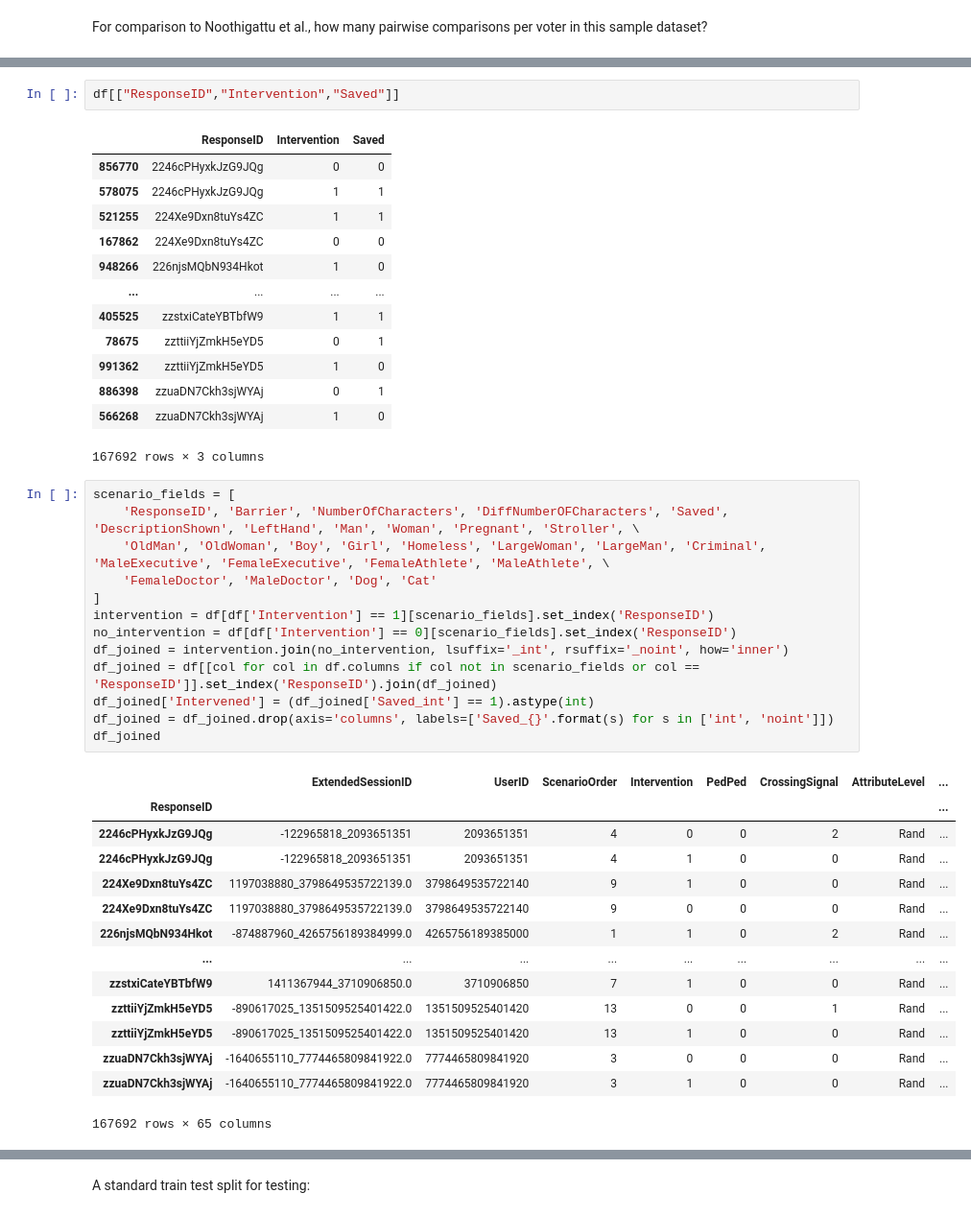
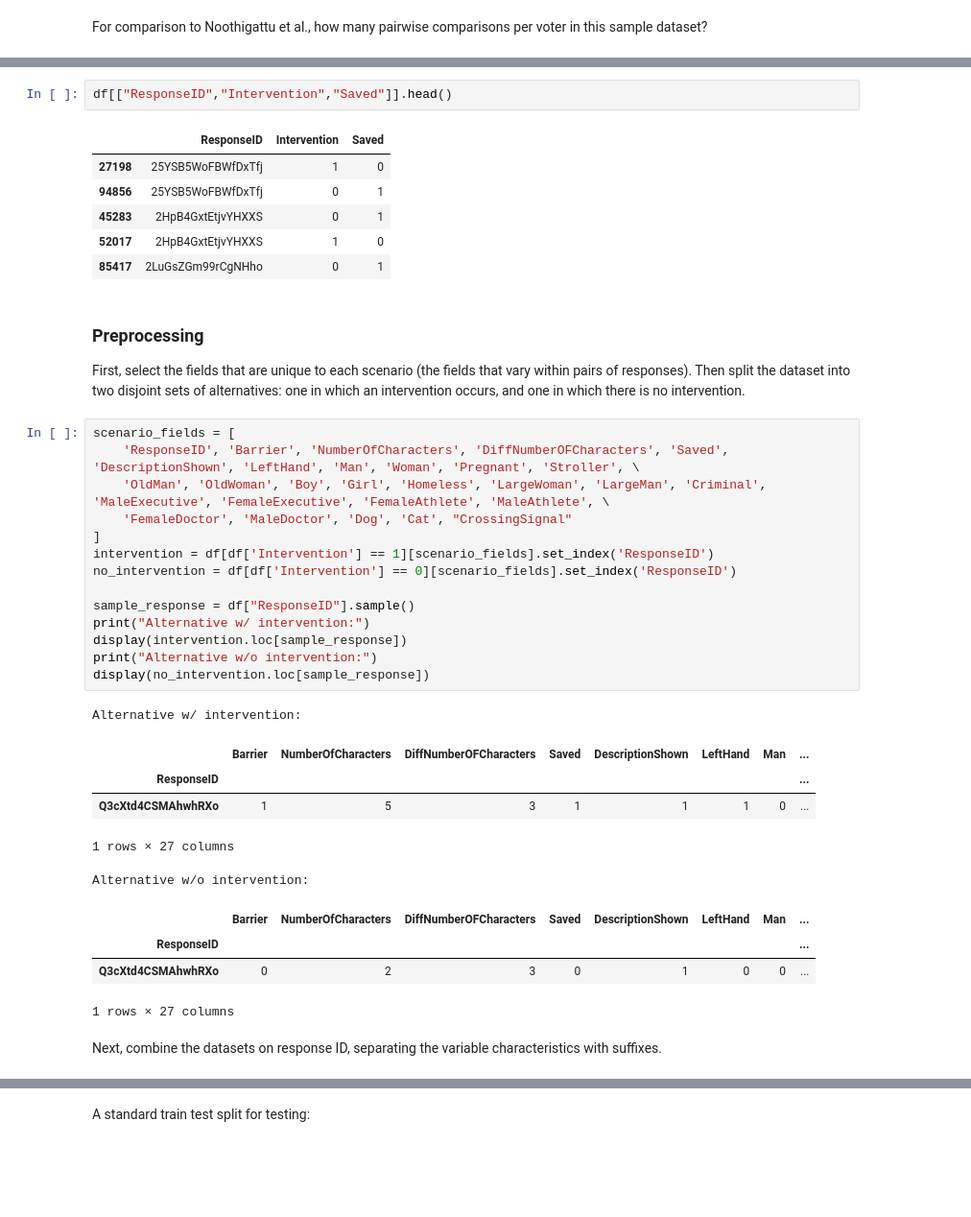
Before and after one commit to ryansteed/heuristic-moral-machine, a Jupyter notebook: jupyter/exploration.ipynb, the cells around one changed output, grey strips where cells are left out. Shown at 96% size. Cells and saved outputs as stored; diff of their text form; blank space fills up the shorter version.

```diff
--- a/jupyter/exploration.ipynb
+++ b/jupyter/exploration.ipynb
@@ -99,44 +111,40 @@ Need to have both alternatives in the same tuple, marking them by whether or not
 # %%
-df[["ResponseID","Intervention","Saved"]]
+df[["ResponseID","Intervention","Saved"]].head()
 # %% [output]
 |  | ResponseID | Intervention | Saved |
-| 856770 | 2246cPHyxkJzG9JQg | 0 | 0 |
-| 578075 | 2246cPHyxkJzG9JQg | 1 | 1 |
-| 521255 | 224Xe9Dxn8tuYs4ZC | 1 | 1 |
-| 167862 | 224Xe9Dxn8tuYs4ZC | 0 | 0 |
-| 948266 | 226njsMQbN934Hkot | 1 | 0 |
-| ... | ... | ... | ... |
-| 405525 | zzstxiCateYBTbfW9 | 1 | 1 |
-| 78675 | zzttiiYjZmkH5eYD5 | 0 | 1 |
-| 991362 | zzttiiYjZmkH5eYD5 | 1 | 0 |
-| 886398 | zzuaDN7Ckh3sjWYAj | 0 | 1 |
-| 566268 | zzuaDN7Ckh3sjWYAj | 1 | 0 |
+| 27198 | 25YSB5WoFBWfDxTfj | 1 | 0 |
+| 94856 | 25YSB5WoFBWfDxTfj | 0 | 1 |
+| 45283 | 2HpB4GxtEtjvYHXXS | 0 | 1 |
+| 52017 | 2HpB4GxtEtjvYHXXS | 1 | 0 |
+| 85417 | 2LuGsZGm99rCgNHho | 0 | 1 |
-167692 rows × 3 columns
+# %% [markdown]
+### Preprocessing
+
+First, select the fields that are unique to each scenario (the fields that vary within pairs of responses). Then split the dataset into two disjoint sets of alternatives: one in which an intervention occurs, and one in which there is no intervention.
 # %%
 scenario_fields = [
     'ResponseID', 'Barrier', 'NumberOfCharacters', 'DiffNumberOFCharacters', 'Saved', 'DescriptionShown', 'LeftHand', 'Man', 'Woman', 'Pregnant', 'Stroller', \
     'OldMan', 'OldWoman', 'Boy', 'Girl', 'Homeless', 'LargeWoman', 'LargeMan', 'Criminal', 'MaleExecutive', 'FemaleExecutive', 'FemaleAthlete', 'MaleAthlete', \
-    'FemaleDoctor', 'MaleDoctor', 'Dog', 'Cat'
+    'FemaleDoctor', 'MaleDoctor', 'Dog', 'Cat', "CrossingSignal"
 ]
 intervention = df[df['Intervention'] == 1][scenario_fields].set_index('ResponseID')
 no_intervention = df[df['Intervention'] == 0][scenario_fields].set_index('ResponseID')
-df_joined = intervention.join(no_intervention, lsuffix='_int', rsuffix='_noint', how='inner')
-df_joined = df[[col for col in df.columns if col not in scenario_fields or col == 'ResponseID']].set_index('ResponseID').join(df_joined)
-df_joined['Intervened'] = (df_joined['Saved_int'] == 1).astype(int)
-df_joined = df_joined.drop(axis='columns', labels=['Saved_{}'.format(s) for s in ['int', 'noint']])
-df_joined
+
+sample_response = df["ResponseID"].sample()
+print("Alternative w/ intervention:")
+display(intervention.loc[sample_response])
+print("Alternative w/o intervention:")
+display(no_intervention.loc[sample_response])
 # %% [output]
+Alternative w/ intervention:
-|  | ExtendedSessionID | UserID | ScenarioOrder | Intervention | PedPed | CrossingSignal | AttributeLevel | ... |
+|  | Barrier | NumberOfCharacters | DiffNumberOFCharacters | Saved | DescriptionShown | LeftHand | Man | ... |
 | ResponseID |  |  |  |  |  |  |  | ... |
-| 2246cPHyxkJzG9JQg | -122965818_2093651351 | 2093651351 | 4 | 0 | 0 | 2 | Rand | ... |
-| 2246cPHyxkJzG9JQg | -122965818_2093651351 | 2093651351 | 4 | 1 | 0 | 0 | Rand | ... |
-| 224Xe9Dxn8tuYs4ZC | 1197038880_3798649535722139.0 | 3798649535722140 | 9 | 1 | 0 | 0 | Rand | ... |
-| 224Xe9Dxn8tuYs4ZC | 1197038880_3798649535722139.0 | 3798649535722140 | 9 | 0 | 0 | 0 | Rand | ... |
-| 226njsMQbN934Hkot | -874887960_4265756189384999.0 | 4265756189385000 | 1 | 1 | 0 | 2 | Rand | ... |
-| ... | ... | ... | ... | ... | ... | ... | ... | ... |
-| zzstxiCateYBTbfW9 | 1411367944_3710906850.0 | 3710906850 | 7 | 1 | 0 | 0 | Rand | ... |
-| zzttiiYjZmkH5eYD5 | -890617025_1351509525401422.0 | 1351509525401420 | 13 | 0 | 0 | 1 | Rand | ... |
-| zzttiiYjZmkH5eYD5 | -890617025_1351509525401422.0 | 1351509525401420 | 13 | 1 | 0 | 0 | Rand | ... |
-| zzuaDN7Ckh3sjWYAj | -1640655110_7774465809841922.0 | 7774465809841920 | 3 | 0 | 0 | 0 | Rand | ... |
-| zzuaDN7Ckh3sjWYAj | -1640655110_7774465809841922.0 | 7774465809841920 | 3 | 1 | 0 | 0 | Rand | ... |
+| Q3cXtd4CSMAhwhRXo | 1 | 5 | 3 | 1 | 1 | 1 | 0 | ... |
-167692 rows × 65 columns
+1 rows × 27 columns
+Alternative w/o intervention:
+|  | Barrier | NumberOfCharacters | DiffNumberOFCharacters | Saved | DescriptionShown | LeftHand | Man | ... |
+| ResponseID |  |  |  |  |  |  |  | ... |
+| Q3cXtd4CSMAhwhRXo | 0 | 2 | 3 | 0 | 1 | 0 | 0 | ... |
+1 rows × 27 columns
+# %% [markdown]
+Next, combine the datasets on response ID, separating the variable characteristics with suffixes.
```
Also changed, not shown: parts of 45 cells of this notebook, 2 other files.
